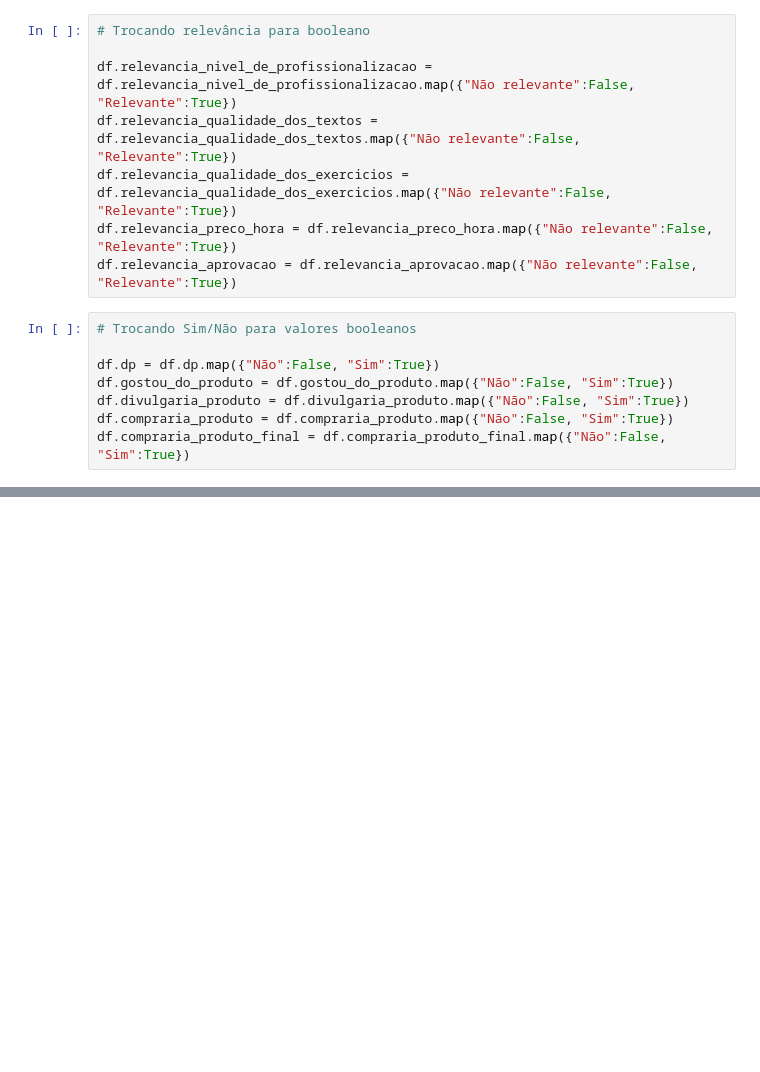
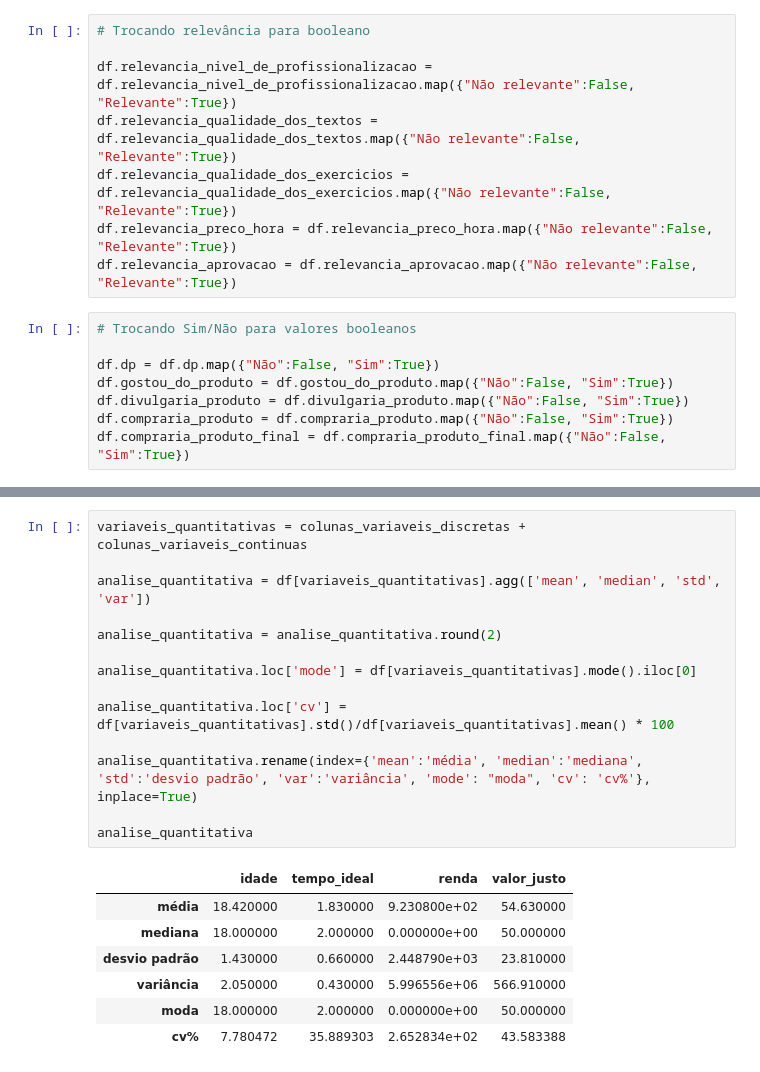
Before and after one commit to JoaoVitorBranco/T1-Estatisitca, a Jupyter notebook: T1_estatistica.ipynb, the cells around one changed output, grey strips where cells are left out. Saved outputs shown, nothing was run; the diff lists cells and outputs as text; blank space fills up the shorter version.

```diff
--- a/T1_estatistica.ipynb
+++ b/T1_estatistica.ipynb
@@ -254,0 +486,22 @@ df.head()
+# %%
+variaveis_quantitativas = colunas_variaveis_discretas + colunas_variaveis_continuas
+
+analise_quantitativa = df[variaveis_quantitativas].agg(['mean', 'median', 'std', 'var'])
+
+analise_quantitativa = analise_quantitativa.round(2)
+
+analise_quantitativa.loc['mode'] = df[variaveis_quantitativas].mode().iloc[0]
+
+analise_quantitativa.loc['cv'] = df[variaveis_quantitativas].std()/df[variaveis_quantitativas].mean() * 100
+
+analise_quantitativa.rename(index={'mean':'média', 'median':'mediana', 'std':'desvio padrão', 'var':'variância', 'mode': "moda", 'cv': 'cv%'}, inplace=True)
+
+analise_quantitativa
+# %% [output]
+|  | idade | tempo_ideal | renda | valor_justo |
+| média | 18.420000 | 1.830000 | 9.230800e+02 | 54.630000 |
+| mediana | 18.000000 | 2.000000 | 0.000000e+00 | 50.000000 |
+| desvio padrão | 1.430000 | 0.660000 | 2.448790e+03 | 23.810000 |
+| variância | 2.050000 | 0.430000 | 5.996556e+06 | 566.910000 |
+| moda | 18.000000 | 2.000000 | 0.000000e+00 | 50.000000 |
+| cv% | 7.780472 | 35.889303 | 2.652834e+02 | 43.583388 |
```
Also changed, not shown: parts of 22 cells of this notebook.
